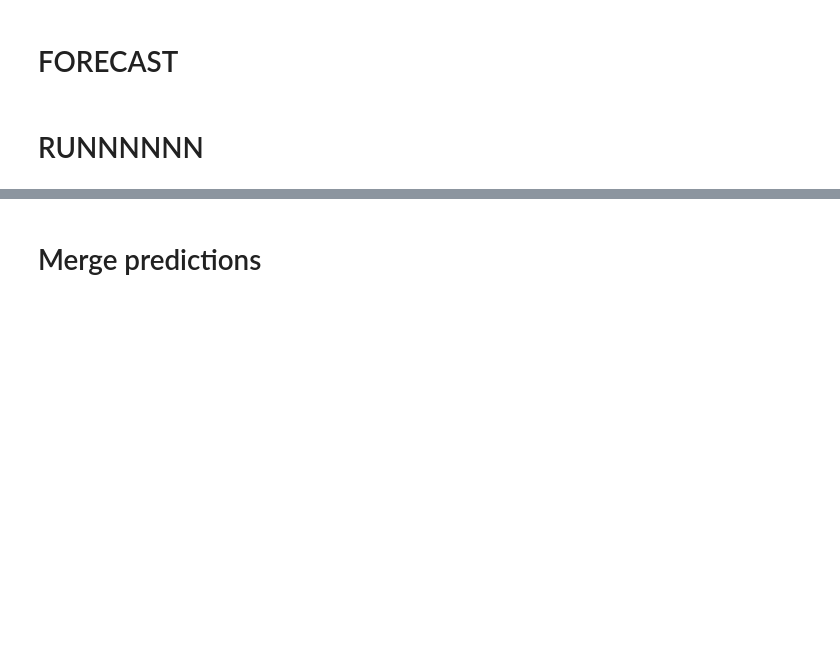
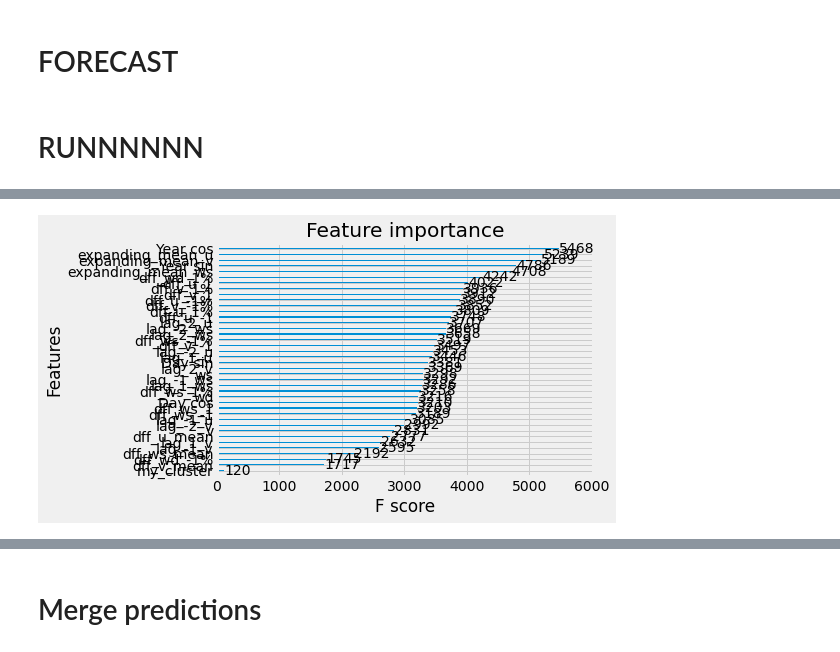
Before and after one commit to Lucy-X-Chen/data_challenge_alc_total, a Jupyter notebook: phase_2_Lucy/model_1_xg-boost.ipynb, the cells around one changed output, grey strips where cells are left out. Cells and saved outputs as stored; diff of their text form; code cells hidden in the pictures; blank space fills up the shorter version.

Commit message:
update on lucy's model

```diff
--- a/phase_2_Lucy/model_1_xg-boost.ipynb
+++ b/phase_2_Lucy/model_1_xg-boost.ipynb
@@ -37,18 +37,21 @@ def get_y(df, name='wp1'):
 def get_X_test(df):
     return df.iloc[:, 1:]
 
-def data_test_split(df, name='wp1'):
+
+def data_test_split(df, model_address, start_date="2009-07-01 00:00:00", end_date="2010-12-31 23:00:00", name='wp1'):
     '''
     resplit data & test from full data
     '''
-    data = df[df['train'] == 1].sort_values(by='date')
+    train = df[df['train'] == 1].sort_values(by='date')
     test = df[df['train'] != 1].sort_values(by='date')
-    data = data.drop(columns=['train'])
+    train = train.drop(columns=['train'])
     test = test.drop(columns=['train', name])
-    X = get_X(data)
-    y = get_y(data, name)
+    train = train.loc[start_date:end_date]
+    train.to_csv(model_address+'training_data_{}.csv'.format(name))
+    X_train = get_X(train)
+    y_train = get_y(train, name)
     X_forecast = get_X_test(test)
-    return data, test, X, y, X_forecast
+    return train, test, X_train, y_train, X_forecast
 # %% [markdown]
 # Data Split
 # %%
@@ -67,8 +70,8 @@ import model1
 tune_parameter = False
 grid_search = False
 params = {'colsample_bytree': 0.6,
-          'max_depth': 9,
-          'min_child_weight': 5,
+          'max_depth': 13,
+          'min_child_weight': 9,
           'eval_metric': 'mae',
           'subsample': 0.6,
           'colsample': 1.0,
@@ -199,0 +95,68 @@ prediction.drop(columns='date1', inplace=True)
+# %%
+#from pandas.io.json import json_normalize
+from datetime import date
+import json
+#param_list = pd.DataFrame()
+prediction = pd.DataFrame()
+start_date = "2009-07-01 00:00:00"
+end_date = "2010-12-31 23:00:00"
+
+save_address = 'C:/Users/xi-lucy.chen/Documents/GitLab/data_challenge_alc_total/phase_2_Lucy/result/'
+model_address = 'C:/Users/xi-lucy.chen/Documents/GitLab/data_challenge_alc_total/phase_2_Lucy/model/'
+months_predict = ['201101', '201102', '201103','201104','201105','201106','201107','201108','201109','201110','201111','201112','201201','201202','201203','201204','201205','201206']
+train_end_date = ["2010-12-31 23:00:00",
+                "2011-01-31 23:00:00",
+                "2011-02-28 23:00:00",
+                "2011-03-31 23:00:00",
+                "2011-04-30 23:00:00",
+                "2011-05-30 23:00:00",
+                "2011-06-30 23:00:00",
+                "2011-07-31 23:00:00",
+                "2011-08-31 23:00:00",
+                "2011-09-30 23:00:00",
+                "2011-10-31 23:00:00",
+                "2011-11-30 23:00:00",
+                "2011-12-31 23:00:00",
+                "2012-01-31 23:00:00",
+                "2012-02-29 23:00:00",
+                "2012-03-31 23:00:00",
+                "2012-04-30 23:00:00",
+                "2012-05-31 23:00:00"]
+
+for year, end_date in zip(months_predict, train_end_date):
+    for name,df in zip(["wp1", "wp2", "wp3", "wp4", "wp5", "wp6"],[wp1,wp2,wp3,wp4,wp5,wp6]):
+        print('------ name is :', name, "------")
+        #split my merged dataset
+        data, test, X, y, X_forecast = data_test_split(df, model_address=model_address, start_date=start_date, end_date=end_date, name=name)
+        #split to train model
+        X_train, X_test, y_train, y_test = split_data(data,X,y)
+        model,param = model1.run_xgb(X_train, X_test, y_train, y_test, params, num_boost_round=num_boost_round,
+                            tune_parameter=False, grid_search=False, graph=True)
+        X_forecast = xgb.DMatrix(data=X_forecast)
+        df_predictions = pd.DataFrame({
+            'date': test.index,
+            name: model.predict(X_forecast),
+        })
+        model.save_model(model_address+"model_{}.json".format(name))
+        #df_predictions.to_csv(save_address+"pred_{}.csv".format(name))
+        print(param)
+        print(type(param)) #This is string type
+        #param = json.loads(param)
+        with open(model_address+"param_{}.json".format(name), 'w') as f:
+            json.dump(param, f)
+        #param_list = param_list.append(param)
+        if name =='wp1':
+            prediction = df_predictions
+        else:
+            prediction = prediction.merge(df_predictions,on=['date'])
+
+    prediction.rename(columns={'date': 'date1'}, inplace=True)
+    data_path = 'C:/Users/xi-lucy.chen/Documents/GitLab/data_challenge_alc_total/data/'
+    test = pd.read_csv(f'{data_path}test.csv')
+    prediction = pd.concat([test, prediction], axis=1)
+    prediction.drop(columns='date1', inplace=True)
+
+    save_address = 'C:/Users/xi-lucy.chen/Documents/GitLab/data_challenge_alc_total/phase_2_Lucy/result/before_submission/'
+    prediction.to_csv(
+        save_address+'predictions_end_date_{}.csv'.format(year), index=False, sep=';')
+# %% [output]
@@ -199,0 +180 @@ prediction.drop(columns='date1', inplace=True)
+[figure, added]
```
Also changed, not shown: parts of 12 cells of this notebook, 4 other files.
